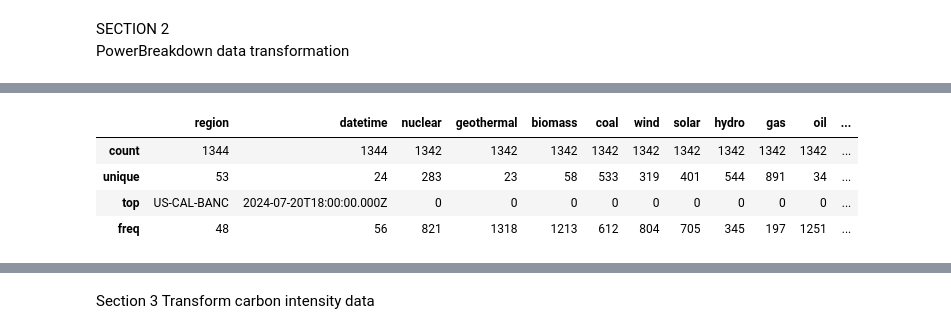
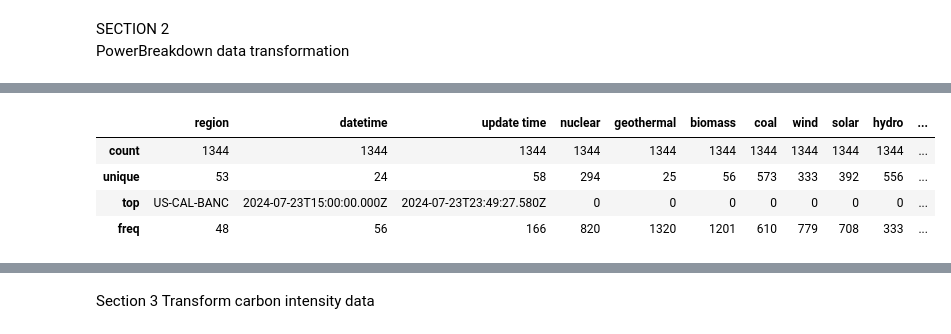
Before and after one commit to BlufferMK/UnitedStatesEnergyData, a Jupyter notebook: Elec_Generation_USjson.ipynb, the cells around one changed output, grey strips where cells are left out. Drawn from its saved outputs; the diff is of its cells as text; code cells hidden in the pictures.

```diff
--- a/Elec_Generation_USjson.ipynb
+++ b/Elec_Generation_USjson.ipynb
@@ -74,6 +79,7 @@ PowerBreakdown data transformation
 # pull data from power breakdown json in dataframe
 region = df_power_breakdown_history['response_1']['history'][0]['zone']
 datetime = df_power_breakdown_history['response_1']['history'][0]['datetime']
+update_time = df_power_breakdown_history['response_1']['history'][0]['updatedAt']
 nuclear = df_power_breakdown_history['response_1']['history'][0]["powerConsumptionBreakdown"]['nuclear']
 geothermal = df_power_breakdown_history['response_1']['history'][0]["powerConsumptionBreakdown"]['geothermal']
 biomass = df_power_breakdown_history['response_1']['history'][0]["powerConsumptionBreakdown"]['biomass']
@@ -91,7 +97,7 @@ total_consumption = df_power_breakdown_history['response_1']['history'][0]["powe
 estimated = df_power_breakdown_history['response_1']['history'][0]["isEstimated"]
 
 # create a dictionary with first values for this zone
-us_pnm1 = {'region':region,'datetime':datetime,'nuclear':nuclear,'geothermal':geothermal,'biomass':biomass, 'coal':coal, 'wind':wind, 'solar':solar,
+us_pnm1 = {'region':region,'datetime':datetime, 'update time': update_time, 'nuclear':nuclear,'geothermal':geothermal,'biomass':biomass, 'coal':coal, 'wind':wind, 'solar':solar,
            'hydro':hydro, 'gas':gas, 'oil':oil, 'unknown':unknown, 'hydro-discharge':hydro_discharge,
            'battery_discharge':battery_discharge, 'renewable_percentage':renewable_percentage, 'total_consumption':total_consumption,
            'estimated':estimated}
@@ -109,39 +135,40 @@ for reg in range(len(zones)):
     for i in range(24):
         # 24 is for the 24 hours of data for each zone
         region = df_power_breakdown_history[f"{response}"]['history'][i]['zone']
         datetime = df_power_breakdown_history[f"{response}"]['history'][i]['datetime']
+        update_time = df_power_breakdown_history[f"{response}"]['history'][i]['updatedAt']
         nuclear = df_power_breakdown_history[f"{response}"]['history'][i]["powerConsumptionBreakdown"]['nuclear']
         geothermal = df_power_breakdown_history[f"{response}"]['history'][i]["powerConsumptionBreakdown"]['geothermal']
         biomass = df_power_breakdown_history[f"{response}"]['history'][i]["powerConsumptionBreakdown"]['biomass']
         coal = df_power_breakdown_history[f"{response}"]['history'][i]["powerConsumptionBreakdown"]['coal']
         wind = df_power_breakdown_history[f"{response}"]['history'][i]["powerConsumptionBreakdown"]['wind']
         solar = df_power_breakdown_history[f"{response}"]['history'][i]["powerConsumptionBreakdown"]['solar']
         hydro = df_power_breakdown_history[f"{response}"]['history'][i]["powerConsumptionBreakdown"]['hydro']
         gas = df_power_breakdown_history[f"{response}"]['history'][i]["powerConsumptionBreakdown"]['gas']
         oil = df_power_breakdown_history[f"{response}"]['history'][i]["powerConsumptionBreakdown"]['oil']
         unknown = df_power_breakdown_history[f"{response}"]['history'][i]["powerConsumptionBreakdown"]['unknown']
         hydro_discharge = df_power_breakdown_history[f"{response}"]['history'][i]["powerConsumptionBreakdown"]['hydro discharge']
         battery_discharge = df_power_breakdown_history[f"{response}"]['history'][i]["powerConsumptionBreakdown"]['battery discharge']
         renewable_percentage = df_power_breakdown_history[f"{response}"]['history'][i]["renewablePercentage"]
         total_consumption = df_power_breakdown_history[f"{response}"]['history'][i]["powerConsumptionTotal"]
         estimated = df_power_breakdown_history[f"{response}"]['history'][i]["isEstimated"]
 
         # this 24 is also for the 23 hours of data for each zone
-        df_US[24*reg+i]= {'region':region, 'datetime':datetime,'nuclear':nuclear,'geothermal':geothermal,'biomass':biomass, 'coal':coal, 'wind':wind, 'solar':solar,
+        df_US[24*reg+i]= {'region':region, 'datetime':datetime, 'update time': update_time,'nuclear':nuclear,'geothermal':geothermal,'biomass':biomass, 'coal':coal, 'wind':wind, 'solar':solar,
            'hydro':hydro, 'gas':gas, 'oil':oil, 'unknown':unknown, 'hydro-discharge':hydro_discharge,
            'battery_discharge':battery_discharge, 'renewable_percentage':renewable_percentage, 'total_consumption':total_consumption,
            'estimated':estimated}
 #set up the times as rows and measurements as columns
 df_US_new = df_US.transpose()
 
 # check data types
 df_US_new.describe()
 # %% [output]
-|  | region | datetime | nuclear | geothermal | biomass | coal | wind | solar | hydro | gas | oil | ... |
-| count | 1344 | 1344 | 1342 | 1342 | 1342 | 1342 | 1342 | 1342 | 1342 | 1342 | 1342 | ... |
-| unique | 53 | 24 | 283 | 23 | 58 | 533 | 319 | 401 | 544 | 891 | 34 | ... |
-| top | US-CAL-BANC | 2024-07-20T18:00:00.000Z | 0 | 0 | 0 | 0 | 0 | 0 | 0 | 0 | 0 | ... |
-| freq | 48 | 56 | 821 | 1318 | 1213 | 612 | 804 | 705 | 345 | 197 | 1251 | ... |
+|  | region | datetime | update time | nuclear | geothermal | biomass | coal | wind | solar | hydro | ... |
+| count | 1344 | 1344 | 1344 | 1344 | 1344 | 1344 | 1344 | 1344 | 1344 | 1344 | ... |
+| unique | 53 | 24 | 58 | 294 | 25 | 56 | 573 | 333 | 392 | 556 | ... |
+| top | US-CAL-BANC | 2024-07-23T15:00:00.000Z | 2024-07-23T23:49:27.580Z | 0 | 0 | 0 | 0 | 0 | 0 | 0 | ... |
+| freq | 48 | 56 | 166 | 820 | 1320 | 1201 | 610 | 779 | 708 | 333 | ... |
 # %%
 # fill NA values with zeroes for energy values
 df_US_new = df_US_new.fillna({'nuclear': 0,'geothermal': 0,'biomass': 0, 'coal': 0, 'wind': 0, 'solar': 0,
```
Also changed, not shown: parts of 19 cells of this notebook, 12 other files.
